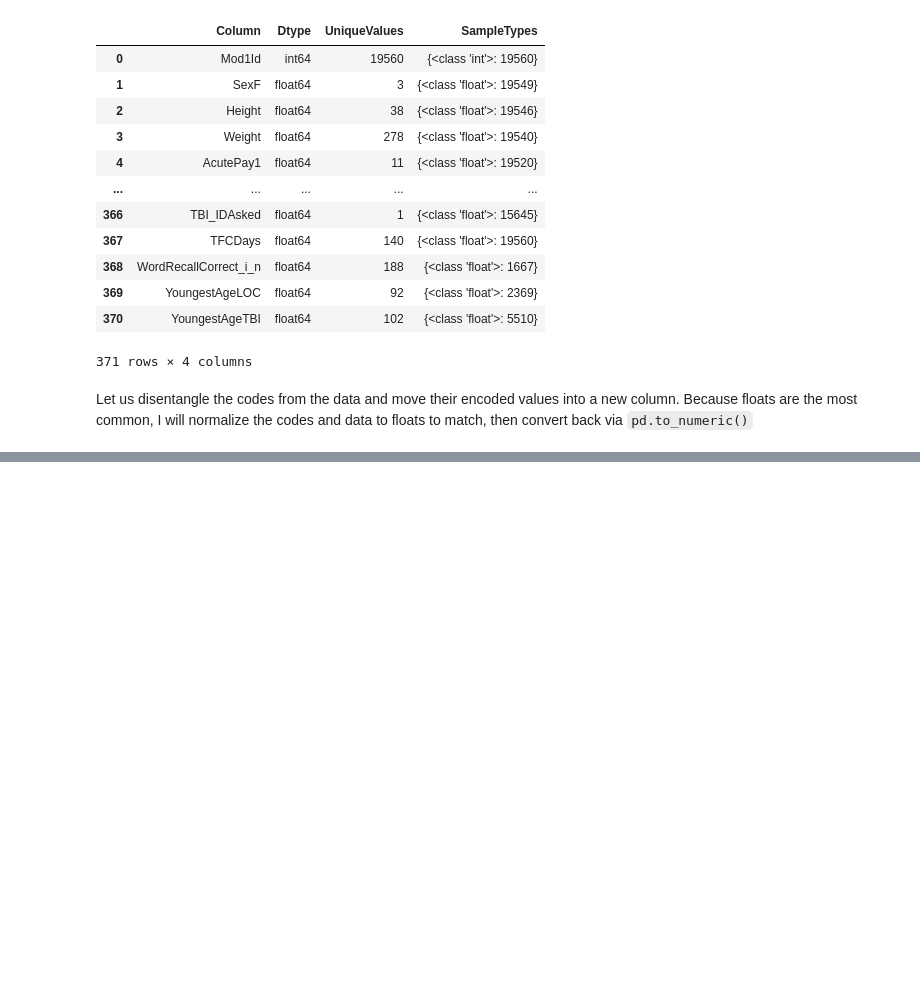
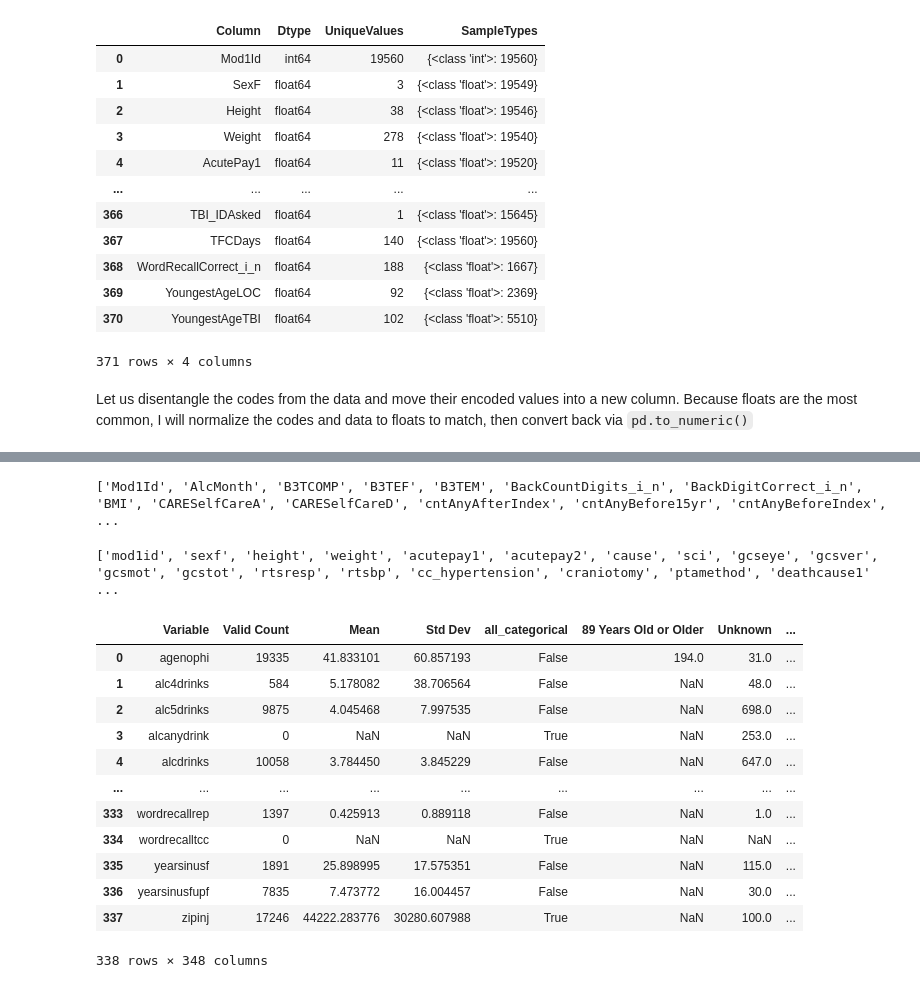
Before and after one commit to olsenben/PREDDICT-SPAULDING, a Jupyter notebook: notebooks/01_data_preprocessing.ipynb, the cells around one changed output, grey strips where cells are left out. Saved outputs shown, nothing was run; the diff lists cells and outputs as text; code cells hidden in the pictures; blank space fills up the shorter version.

```diff
--- a/notebooks/01_data_preprocessing.ipynb
+++ b/notebooks/01_data_preprocessing.ipynb
@@ -297,4 +264,8 @@ Name: count, dtype: int64
 # %%
+#BMI has a code 999, seems frequently intrepreted as unknown
+bmi_code = {'999': 'Unknown'}
+var_labels_dict['BMI'] = bmi_code
+
 #BMICat is clearly categorical and a code must have been missing. 99 seems frequently intrepreted as unknown
 var_labels_dict["BMICat"]["99"] = 'Unknown'
 
@@ -302,9 +273,9 @@ var_labels_dict["BMICat"]["99"] = 'Unknown'
 #df_decoded.loc[df_decoded['BMICat'] == 99.0, 'BMICat_code_label'] = 'Unknown'
 
 #DeathCause1 and DeathCause2 are categorical and use ICD-10-CM Codes which I left in
-addit_cat_cols = ['DeathCause1', 'DeathCause2']
+missed_cat_cols = ['DeathCause1', 'DeathCause2']
 
-#the word recall task is ordered with a max count. can be encoded as categorical or continuous.
+#the word recall task are qualitative ordinal.
 word_recall_cat_cols = ['WordRecallCorrect',
                         'WordRecallMiddle',
                         'WordRecallPrimacy',
@@ -317,42 +288,47 @@ word_recall_cat_cols = ['WordRecallCorrect',
                         'DelayWordRecallRecency',
                         'DelayWordRecallRep']
 
-#addit_cat_cols.append(word_recall_cat_cols)
+#missed_cat_cols.append(word_recall_cat_cols)
 
 
 #EduYearsOld has an unspecified, non-trivial (n=630) label 3 that we will interpolate as unknown (input error?)
+# I suspect that 3 corresponds to code order 3 which is 2.5: GED, or is an input error for 3.5 : Highschool Diploma
 var_labels_dict['EduYearsOld']['3'] = 'Unspecified Secondary Education (3)'
-addit_cat_cols.append('EduYearsOld')
+missed_cat_cols.append('EduYearsOld')
 
 
 #FIMwcA has an unspecified, non-trivial (n=2755) label 8 that we will interpolate as unknown (input error?)
 var_labels_dict['FIMwcA']['8'] = 'Unspecified Secondary Activity (8)'
-addit_cat_cols.append('EduYearsOld')
+missed_cat_cols.append('EduYearsOld')
 
 
 #MOBScooterTypeA and MOBScooterTypeD have an additional code 66, usually corresponds to Variable did not exist
 var_labels_dict['MOBScooterTypeA']['66'] = 'Variable did not exist'
 var_labels_dict['MOBScooterTypeD']['66'] = 'Variable did not exist'
 
-addit_cat_cols.append(['MOBScooterTypeA','MOBScooterTypeB'])
+missed_cat_cols.append(['MOBScooterTypeA','MOBScooterTypeB'])
 
 #MOBWCtypeA and MOBWCtypeD have an additional code 66, usually corresponds to Variable did not exist
 var_labels_dict['MOBWCtypeA']['66'] = 'Variable did not exist'
 var_labels_dict['MOBWCtypeD']['66'] = 'Variable did not exist'
 
-addit_cat_cols.append(['MOBWCtypeA','MOBWCtypeD'])
+missed_cat_cols.append(['MOBWCtypeA','MOBWCtypeD'])
+var_labels_dict['MOBWCtypeA']['66'] = 'Variable did not exist'
 
+#there appears to be what may be a misinput 9, changing it to nan PTAMethod is categorical as well
+var_labels_dict['PTAMethod']['9'] = np.nan
+missed_cat_cols.append('PTAMethod')
 
 #ReasonCorrect contains code 666.0, usually corresponds to Variable Did Not Exist
 var_labels_dict['ReasonCorrect']['666'] = 'Variable did not exist'
-addit_cat_cols.append('ReasonCorrect')
+missed_cat_cols.append('ReasonCorrect')
 
 #ReasonTCC contains code 888.0, usually corresponds to Not Applicable
 var_labels_dict['ReasonTCC']['888'] = 'Variable did not exist'
-addit_cat_cols.append('ReasonTCC')
+missed_cat_cols.append('ReasonTCC')
 
 #update summary
-# for col in addit_cat_cols:
+# for col in missed_cat_cols:
 #     summary.loc[summary['Variable'] == col, 'all_categorical'] = True
 
 # #update categorical_cols/continuous_cols
@@ -480,0 +485,24 @@ plt.show()
+# %%
+DeathCause1 DeathCause1 DeathECode
+# %% [output]
+['Mod1Id', 'AlcMonth', 'B3TCOMP', 'B3TEF', 'B3TEM', 'BackCountDigits_i_n', 'BackDigitCorrect_i_n', 'BMI', 'CARESelfCareA', 'CARESelfCareD', 'cntAnyAfterIndex', 'cntAnyBefore15yr', 'cntAnyBeforeIndex', ...
+# %%
+var_labels_dict['BMI']['999'] = 'Unknown'
+# %% [output]
+['mod1id', 'sexf', 'height', 'weight', 'acutepay1', 'acutepay2', 'cause', 'sci', 'gcseye', 'gcsver', 'gcsmot', 'gcstot', 'rtsresp', 'rtsbp', 'cc_hypertension', 'craniotomy', 'ptamethod', 'deathcause1' ...
+# %%
+df_decoded_clean_summary
+# %% [output]
+|  | Variable | Valid Count | Mean | Std Dev | all_categorical | 89 Years Old or Older | Unknown | ... |
+| 0 | agenophi | 19335 | 41.833101 | 60.857193 | False | 194.0 | 31.0 | ... |
+| 1 | alc4drinks | 584 | 5.178082 | 38.706564 | False | NaN | 48.0 | ... |
+| 2 | alc5drinks | 9875 | 4.045468 | 7.997535 | False | NaN | 698.0 | ... |
+| 3 | alcanydrink | 0 | NaN | NaN | True | NaN | 253.0 | ... |
+| 4 | alcdrinks | 10058 | 3.784450 | 3.845229 | False | NaN | 647.0 | ... |
+| ... | ... | ... | ... | ... | ... | ... | ... | ... |
+| 333 | wordrecallrep | 1397 | 0.425913 | 0.889118 | False | NaN | 1.0 | ... |
+| 334 | wordrecalltcc | 0 | NaN | NaN | True | NaN | NaN | ... |
+| 335 | yearsinusf | 1891 | 25.898995 | 17.575351 | False | NaN | 115.0 | ... |
+| 336 | yearsinusfupf | 7835 | 7.473772 | 16.004457 | False | NaN | 30.0 | ... |
+| 337 | zipinj | 17246 | 44222.283776 | 30280.607988 | True | NaN | 100.0 | ... |
+338 rows × 348 columns
```
Also changed, not shown: parts of 10 cells of this notebook, 1 other file.
